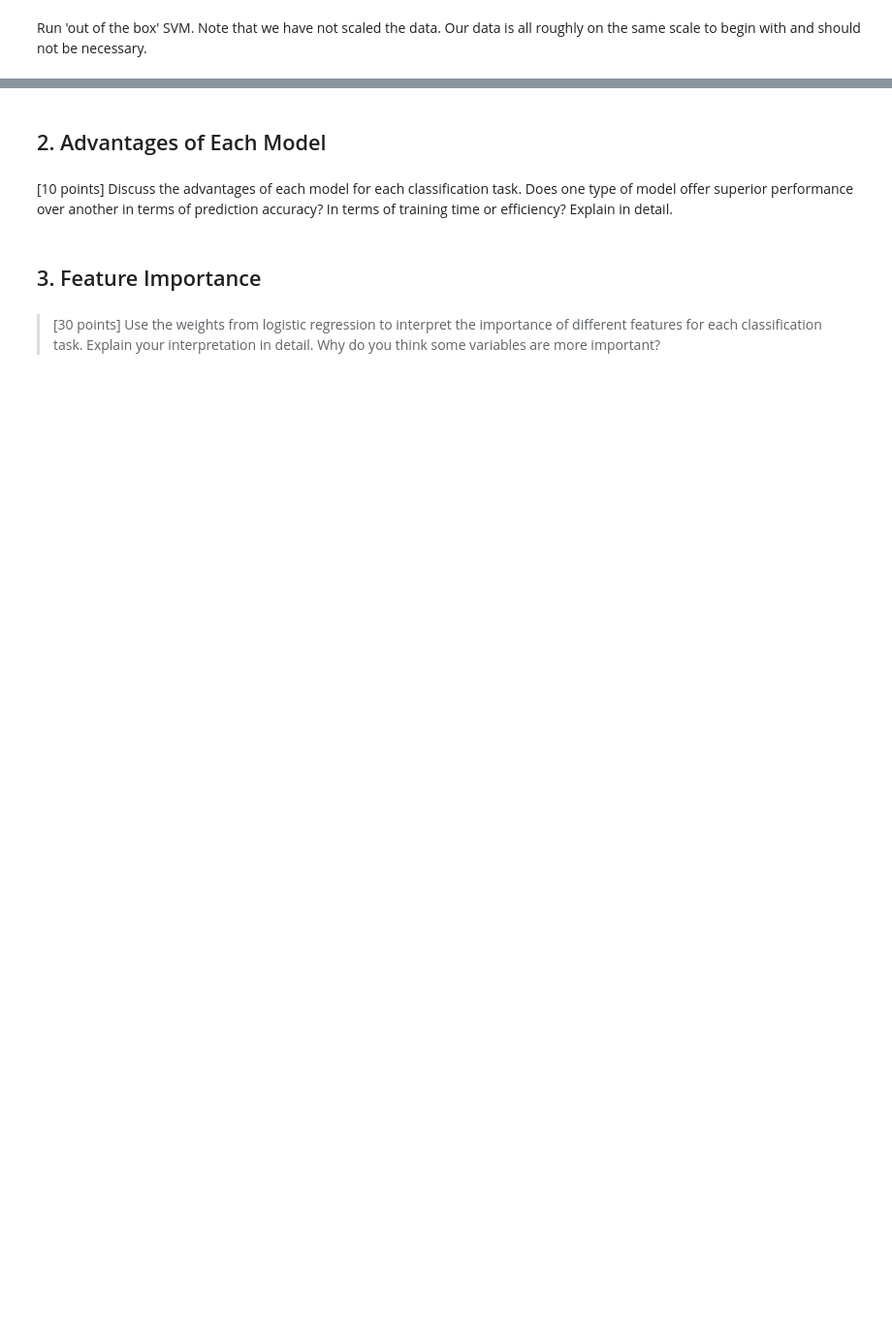
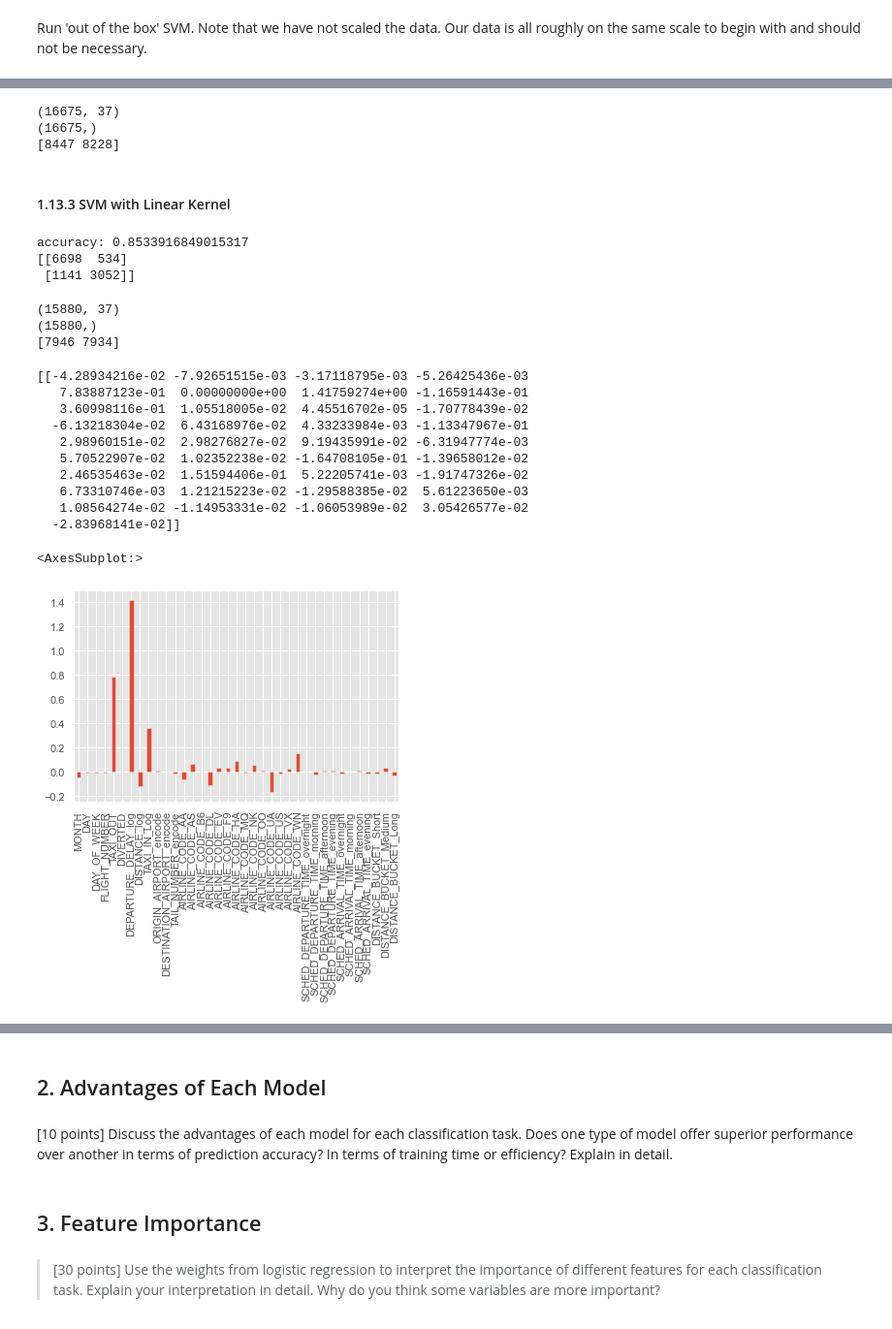
Before and after one commit to mattfarrow1/7331-machine-learning-1, a Jupyter notebook: Labs/MiniProject_Group4.ipynb, the cells around one changed output, grey strips where cells are left out. Shown at 97% size. Cells and saved outputs as stored; diff of their text form; code cells hidden in the pictures; blank space fills up the shorter version.

```diff
--- a/Labs/MiniProject_Group4.ipynb
+++ b/Labs/MiniProject_Group4.ipynb
@@ -710,0 +909,6 @@ SVM Accuracy: 0.8399092823643306
+# %%
+from sklearn.preprocessing import StandardScaler
+
+# scale attributes by the training set
+scl_obj = StandardScaler()
+scl_obj.fit(X_train)
@@ -710,0 +917,17 @@ SVM Accuracy: 0.8399092823643306
+# %%
+X_train_scaled = scl_obj.transform(X_train) # apply to training
+X_test_scaled = scl_obj.transform(X_test)
+# %%
+# lets investigate SVMs on the data and play with the parameters and kernels
+from sklearn.svm import SVC
+
+# train the model just as before
+svm_clf = SVC(C=0.5, kernel='rbf', degree=3, gamma='auto') # get object
+svm_clf.fit(X_train_scaled, y_train)  # train object
+
+y_hat = svm_clf.predict(X_test_scaled) # get test set preditions
+
+acc = mt.accuracy_score(y_test,y_hat)
+conf = mt.confusion_matrix(y_test,y_hat)
+print('accuracy:', acc )
+print(conf)
@@ -710,0 +938,56 @@ SVM Accuracy: 0.8399092823643306
+# %%
+# look at the support vectors
+print(svm_clf.support_vectors_.shape)
+print(svm_clf.support_.shape)
+print(svm_clf.n_support_ )
+# %% [output]
+(16675, 37)
+(16675,)
+[8447 8228]
+# %% [markdown]
+#### 1.13.3 SVM with Linear Kernel
+# %%
+# lets investigate SVMs on the data and play with the parameters and kernels
+from sklearn.svm import SVC
+
+# train the model just as before
+svm_clf = SVC(C=0.5, kernel='linear', degree=3, gamma='auto') # get object
+svm_clf.fit(X_train_scaled, y_train)  # train object
+
+y_hat = svm_clf.predict(X_test_scaled) # get test set preditions
+
+acc = mt.accuracy_score(y_test,y_hat)
+conf = mt.confusion_matrix(y_test,y_hat)
+print('accuracy:', acc )
+print(conf)
+# %% [output]
+accuracy: 0.8533916849015317
+[[6698  534]
+ [1141 3052]]
+# %%
+# look at the support vectors
+print(svm_clf.support_vectors_.shape)
+print(svm_clf.support_.shape)
+print(svm_clf.n_support_ )
+# %% [output]
+(15880, 37)
+(15880,)
+[7946 7934]
+# %%
+# if using linear kernel, these make sense to look at (not otherwise, why?)
+print(svm_clf.coef_)
+weights = pd.Series(svm_clf.coef_[0],index=df_svm_sample.columns)
+weights.plot(kind='bar')
+# %% [output]
+[[-4.28934216e-02 -7.92651515e-03 -3.17118795e-03 -5.26425436e-03
+   7.83887123e-01  0.00000000e+00  1.41759274e+00 -1.16591443e-01
+   3.60998116e-01  1.05518005e-02  4.45516702e-05 -1.70778439e-02
+  -6.13218304e-02  6.43168976e-02  4.33233984e-03 -1.13347967e-01
+   2.98960151e-02  2.98276827e-02  9.19435991e-02 -6.31947774e-03
+   5.70522907e-02  1.02352238e-02 -1.64708105e-01 -1.39658012e-02
+   2.46535463e-02  1.51594406e-01  5.22205741e-03 -1.91747326e-02
+   6.73310746e-03  1.21215223e-02 -1.29588385e-02  5.61223650e-03
+   1.08564274e-02 -1.14953331e-02 -1.06053989e-02  3.05426577e-02
+  -2.83968141e-02]]
+<AxesSubplot:>
+[figure, added]
```
Also changed, not shown: parts of 53 cells of this notebook.
